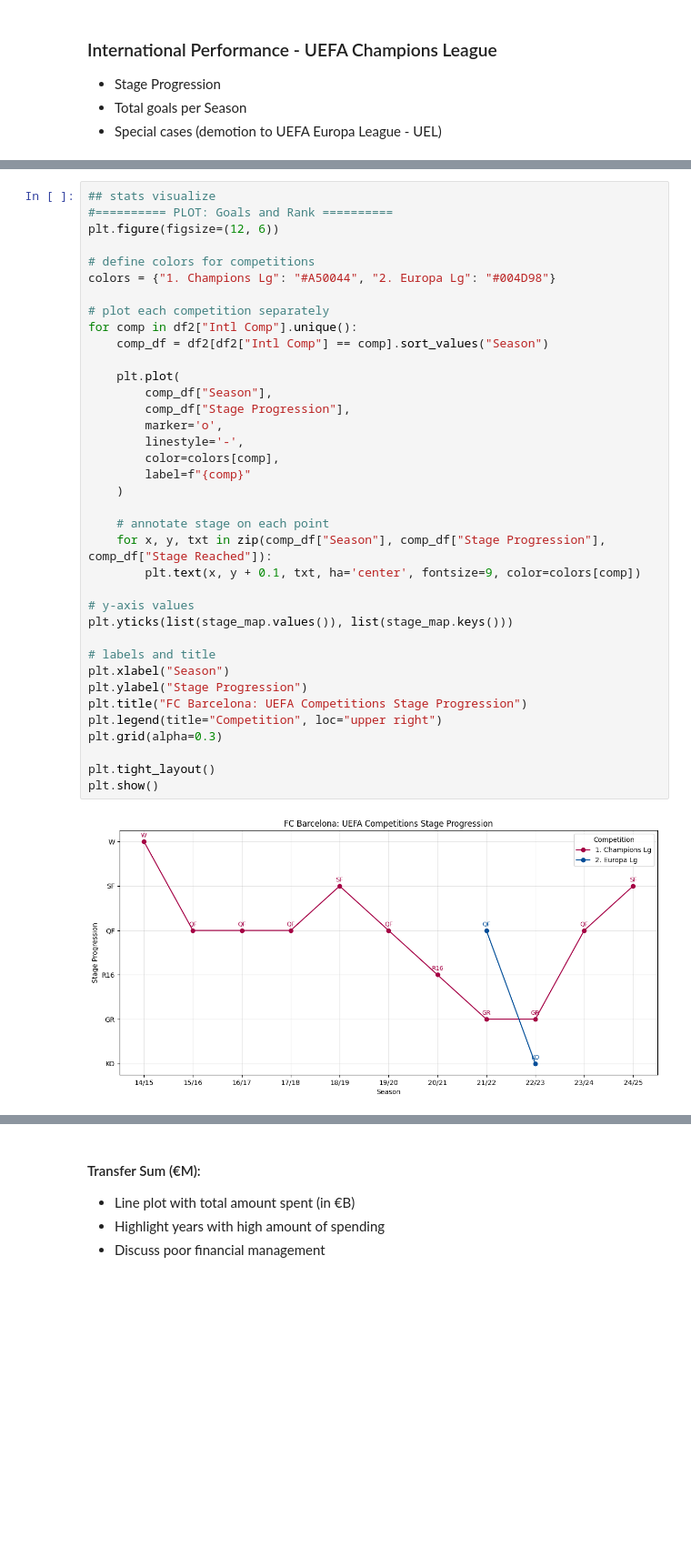
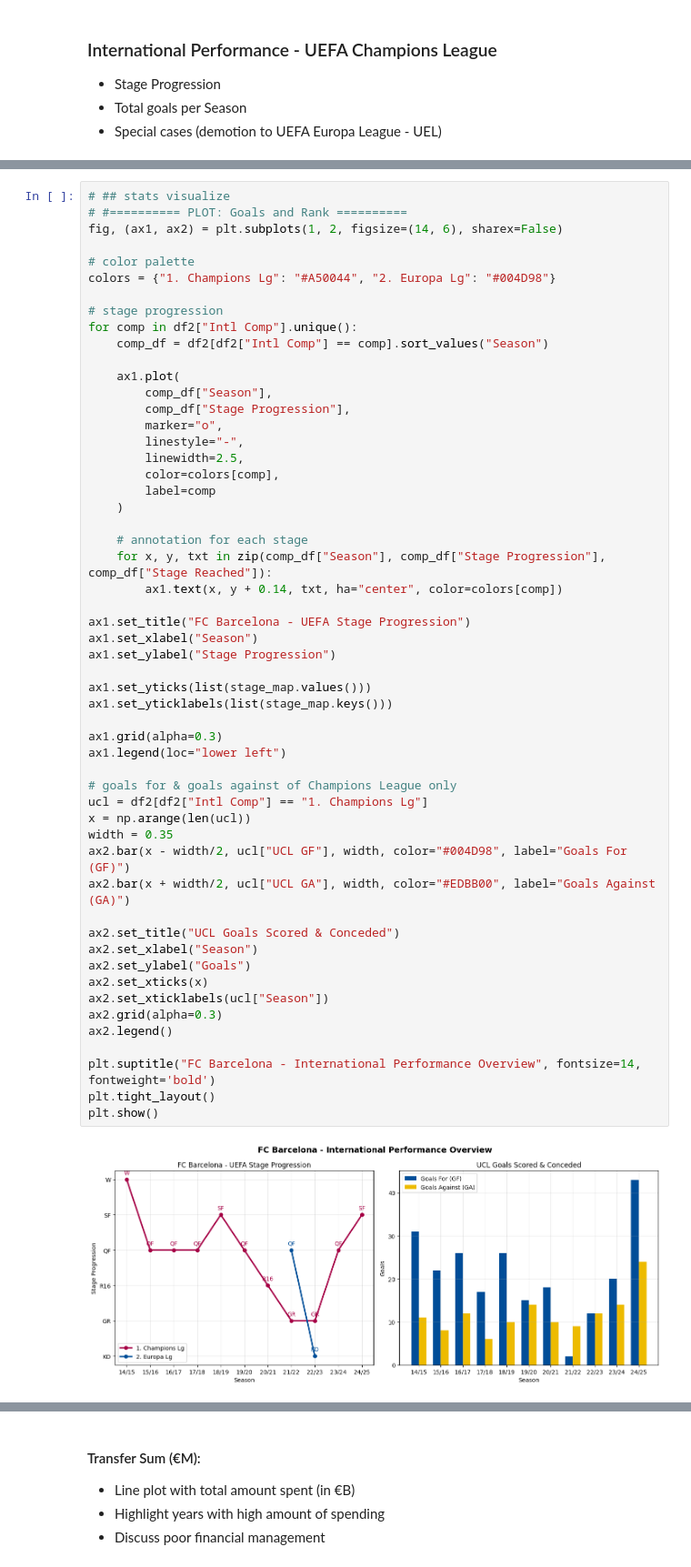
Before and after one commit to linhtran1003/fc-barcelona-performance-analysis, a Jupyter notebook: FCB_performance_analysis.ipynb, the cells around one changed output, grey strips where cells are left out. Shown: that part at 91% size. Saved outputs shown, nothing was run; the diff lists cells and outputs as text; blank space fills up the shorter version.

Commit message:
Updating notebook with UCL visualizations and insights

```diff
--- a/FCB_performance_analysis.ipynb
+++ b/FCB_performance_analysis.ipynb
@@ -223,43 +223,60 @@ df2
 | 11 | 23/24 | 1. Champions Lg | QF | 10 | 6 | 1 | 3 | 20 | 14 | ... |
 | 12 | 24/25 | 1. Champions Lg | SF | 14 | 9 | 2 | 3 | 43 | 24 | ... |
 # %%
-## stats visualize
-#========== PLOT: Goals and Rank ==========
-plt.figure(figsize=(12, 6))
+# ## stats visualize
+# #========== PLOT: Goals and Rank ==========
+fig, (ax1, ax2) = plt.subplots(1, 2, figsize=(14, 6), sharex=False)
 
-# define colors for competitions
+# color palette
 colors = {"1. Champions Lg": "#A50044", "2. Europa Lg": "#004D98"}
 
-# plot each competition separately
+# stage progression
 for comp in df2["Intl Comp"].unique():
     comp_df = df2[df2["Intl Comp"] == comp].sort_values("Season")
 
-    plt.plot(
+    ax1.plot(
         comp_df["Season"],
         comp_df["Stage Progression"],
-        marker='o',
-        linestyle='-',
+        marker="o",
+        linestyle="-",
+        linewidth=2.5,
         color=colors[comp],
-        label=f"{comp}"
+        label=comp
     )
 
-    # annotate stage on each point
+    # annotation for each stage
     for x, y, txt in zip(comp_df["Season"], comp_df["Stage Progression"], comp_df["Stage Reached"]):
-        plt.text(x, y + 0.1, txt, ha='center', fontsize=9, color=colors[comp])
+        ax1.text(x, y + 0.14, txt, ha="center", color=colors[comp])
 
-# y-axis values
-plt.yticks(list(stage_map.values()), list(stage_map.keys()))
+ax1.set_title("FC Barcelona - UEFA Stage Progression")
+ax1.set_xlabel("Season")
+ax1.set_ylabel("Stage Progression")
 
-# labels and title
-plt.xlabel("Season")
-plt.ylabel("Stage Progression")
-plt.title("FC Barcelona: UEFA Competitions Stage Progression")
-plt.legend(title="Competition", loc="upper right")
-plt.grid(alpha=0.3)
+ax1.set_yticks(list(stage_map.values()))
+ax1.set_yticklabels(list(stage_map.keys()))
 
+ax1.grid(alpha=0.3)
+ax1.legend(loc="lower left")
+
+# goals for & goals against of Champions League only
+ucl = df2[df2["Intl Comp"] == "1. Champions Lg"]
+x = np.arange(len(ucl))
+width = 0.35
+ax2.bar(x - width/2, ucl["UCL GF"], width, color="#004D98", label="Goals For (GF)")
+ax2.bar(x + width/2, ucl["UCL GA"], width, color="#EDBB00", label="Goals Against (GA)")
+
+ax2.set_title("UCL Goals Scored & Conceded")
+ax2.set_xlabel("Season")
+ax2.set_ylabel("Goals")
+ax2.set_xticks(x)
+ax2.set_xticklabels(ucl["Season"])
+ax2.grid(alpha=0.3)
+ax2.legend()
+
+plt.suptitle("FC Barcelona - International Performance Overview", fontsize=14, fontweight='bold')
 plt.tight_layout()
 plt.show()
 # %% [output]
-[figure, old version]
+[figure, new version]
 # %% [markdown]
 ### Insights: What about their international performance?
```
Also changed, not shown: parts of 8 cells of this notebook, 2 other files.
